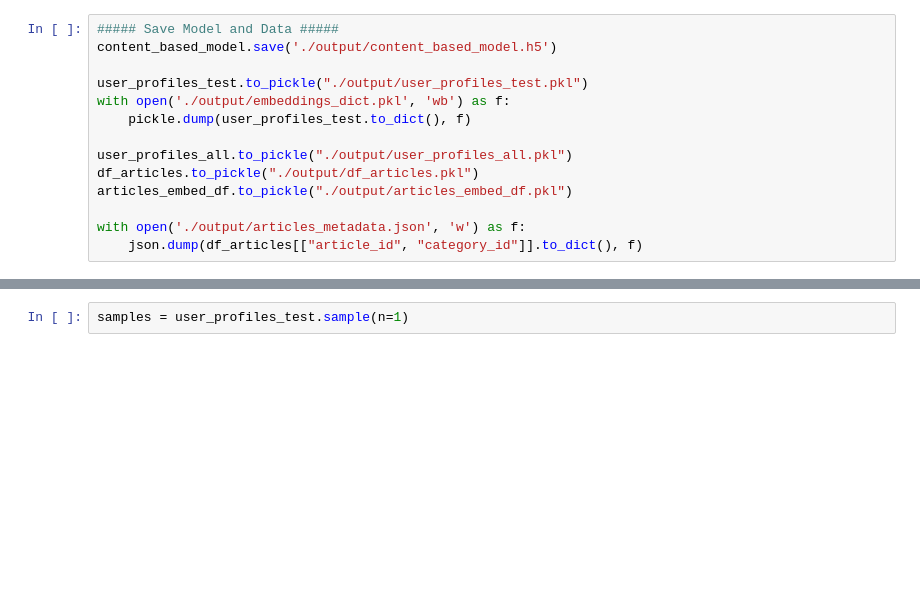
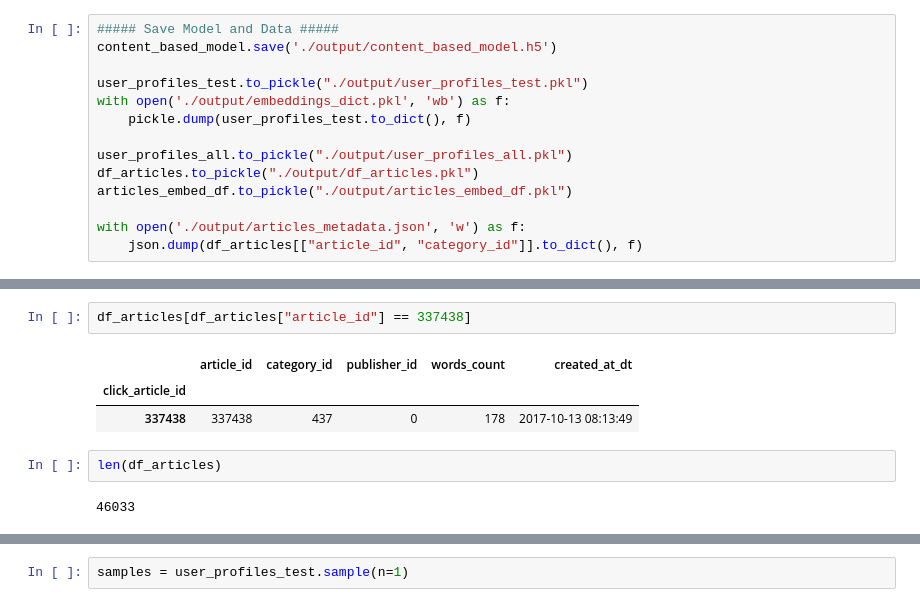
Before and after one commit to 6be709c0/oc-ai-engineer, a Jupyter notebook: OC/P10/content-based-pca-v1.ipynb, the cells around one changed output, grey strips where cells are left out. Saved outputs shown, nothing was run; the diff lists cells and outputs as text; blank space fills up the shorter version.

```diff
--- a/OC/P10/content-based-pca-v1.ipynb
+++ b/OC/P10/content-based-pca-v1.ipynb
@@ -238,0 +278,10 @@ user_profiles_test
+# %%
+df_articles[df_articles["article_id"] == 337438]
+# %% [output]
+|  | article_id | category_id | publisher_id | words_count | created_at_dt |
+| click_article_id |  |  |  |  |  |
+| 337438 | 337438 | 437 | 0 | 178 | 2017-10-13 08:13:49 |
+# %%
+len(df_articles)
+# %% [output]
+46033
```
Also changed, not shown: parts of 20 cells of this notebook, 1 other file.
